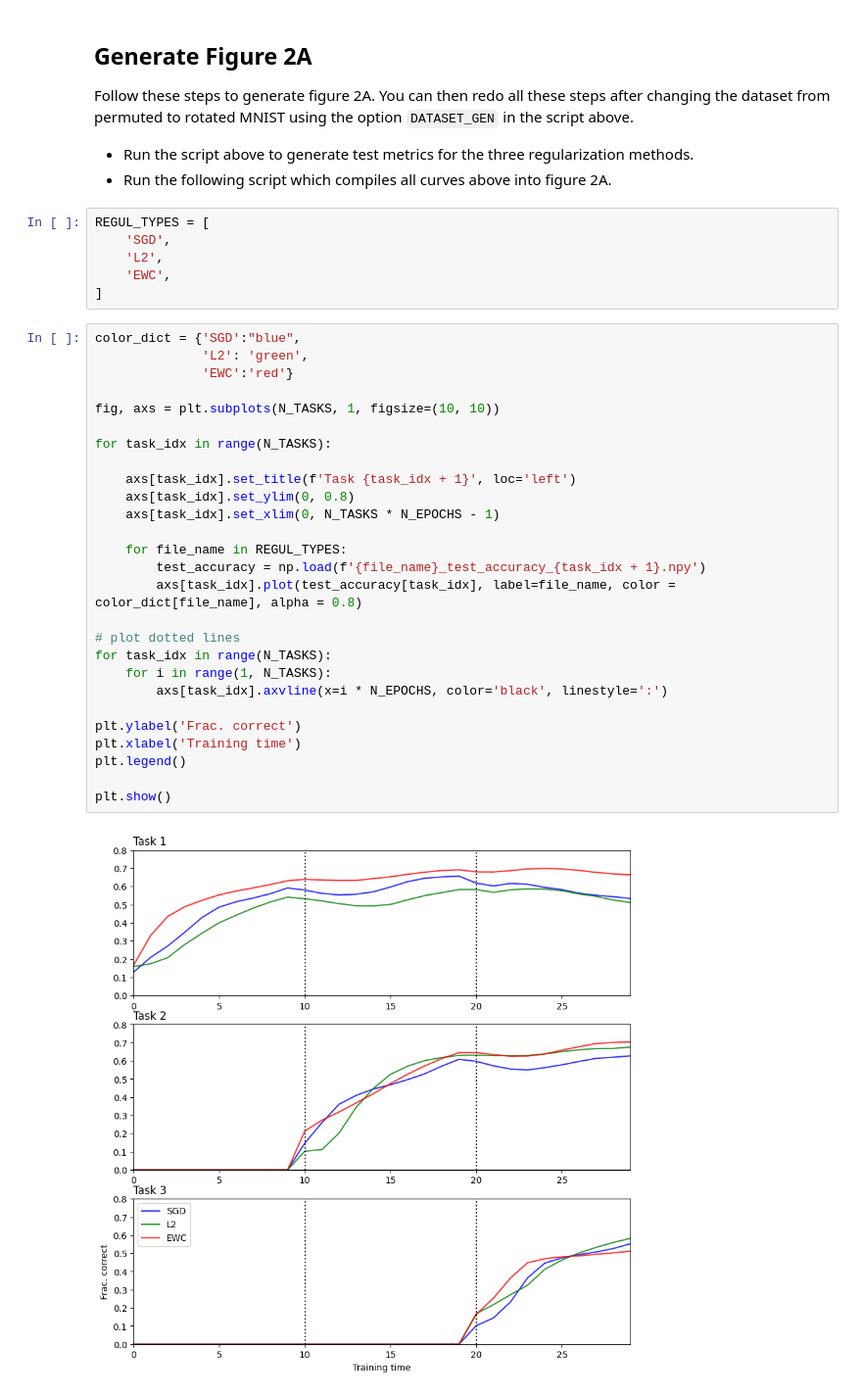
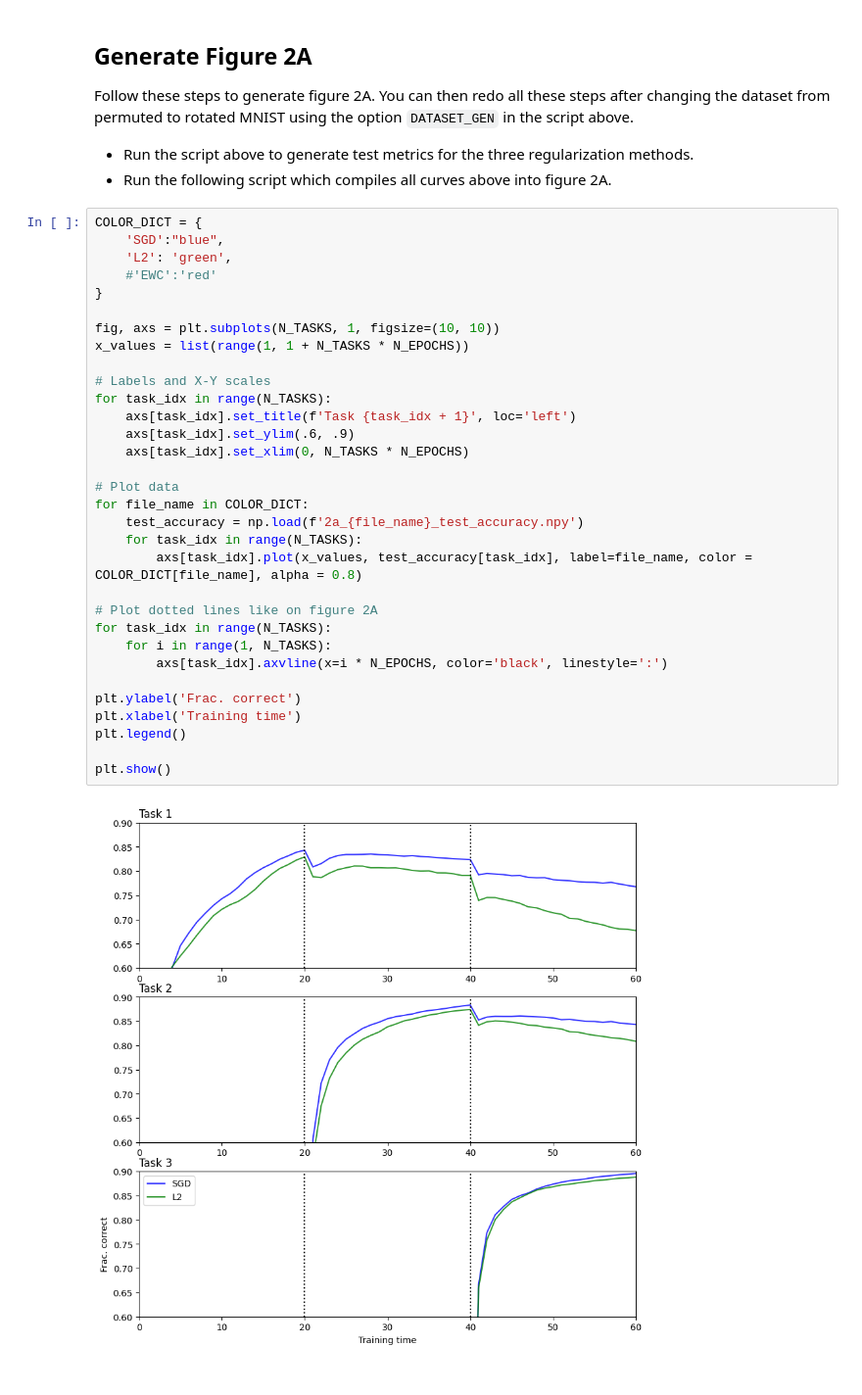
Before and after one commit to Indyuce/ml_reproducibility_project, a Jupyter notebook: fig_2a.ipynb, the cells around one changed output. Shown at 98% size. Saved outputs shown, nothing was run; the diff lists cells and outputs as text.

```diff
--- a/fig_2a.ipynb
+++ b/fig_2a.ipynb
@@ -628,38 +573,37 @@ Follow these steps to generate figure 2A. You can then redo all these steps afte
 
 - Run the script above to generate test metrics for the three regularization methods.
 - Run the following script which compiles all curves above into figure 2A.
-# %%
-REGUL_TYPES = [
-    'SGD',
-    'L2',
-    'EWC',
-]
 # %%
-color_dict = {'SGD':"blue",
-              'L2': 'green',
-              'EWC':'red'}
+COLOR_DICT = {
+    'SGD':"blue",
+    'L2': 'green',
+    #'EWC':'red'
+}
 
 fig, axs = plt.subplots(N_TASKS, 1, figsize=(10, 10))
+x_values = list(range(1, 1 + N_TASKS * N_EPOCHS))
 
+# Labels and X-Y scales
 for task_idx in range(N_TASKS):
+    axs[task_idx].set_title(f'Task {task_idx + 1}', loc='left')
+    axs[task_idx].set_ylim(.6, .9)
+    axs[task_idx].set_xlim(0, N_TASKS * N_EPOCHS)
 
-    axs[task_idx].set_title(f'Task {task_idx + 1}', loc='left')
-    axs[task_idx].set_ylim(0, 0.8)
-    axs[task_idx].set_xlim(0, N_TASKS * N_EPOCHS - 1)
+# Plot data
+for file_name in COLOR_DICT:
+    test_accuracy = np.load(f'2a_{file_name}_test_accuracy.npy')
+    for task_idx in range(N_TASKS):
+        axs[task_idx].plot(x_values, test_accuracy[task_idx], label=file_name, color = COLOR_DICT[file_name], alpha = 0.8)
 
-    for file_name in REGUL_TYPES:
-        test_accuracy = np.load(f'{file_name}_test_accuracy_{task_idx + 1}.npy')
-        axs[task_idx].plot(test_accuracy[task_idx], label=file_name, color = color_dict[file_name], alpha = 0.8)
-
-# plot dotted lines
+# Plot dotted lines like on figure 2A
 for task_idx in range(N_TASKS):
     for i in range(1, N_TASKS):
         axs[task_idx].axvline(x=i * N_EPOCHS, color='black', linestyle=':')
 
 plt.ylabel('Frac. correct')
 plt.xlabel('Training time')
 plt.legend()
 
 plt.show()
 # %% [output]
-[figure, old version]
+[figure, new version]
```
Also changed, not shown: parts of 6 cells of this notebook, 1 other file.
